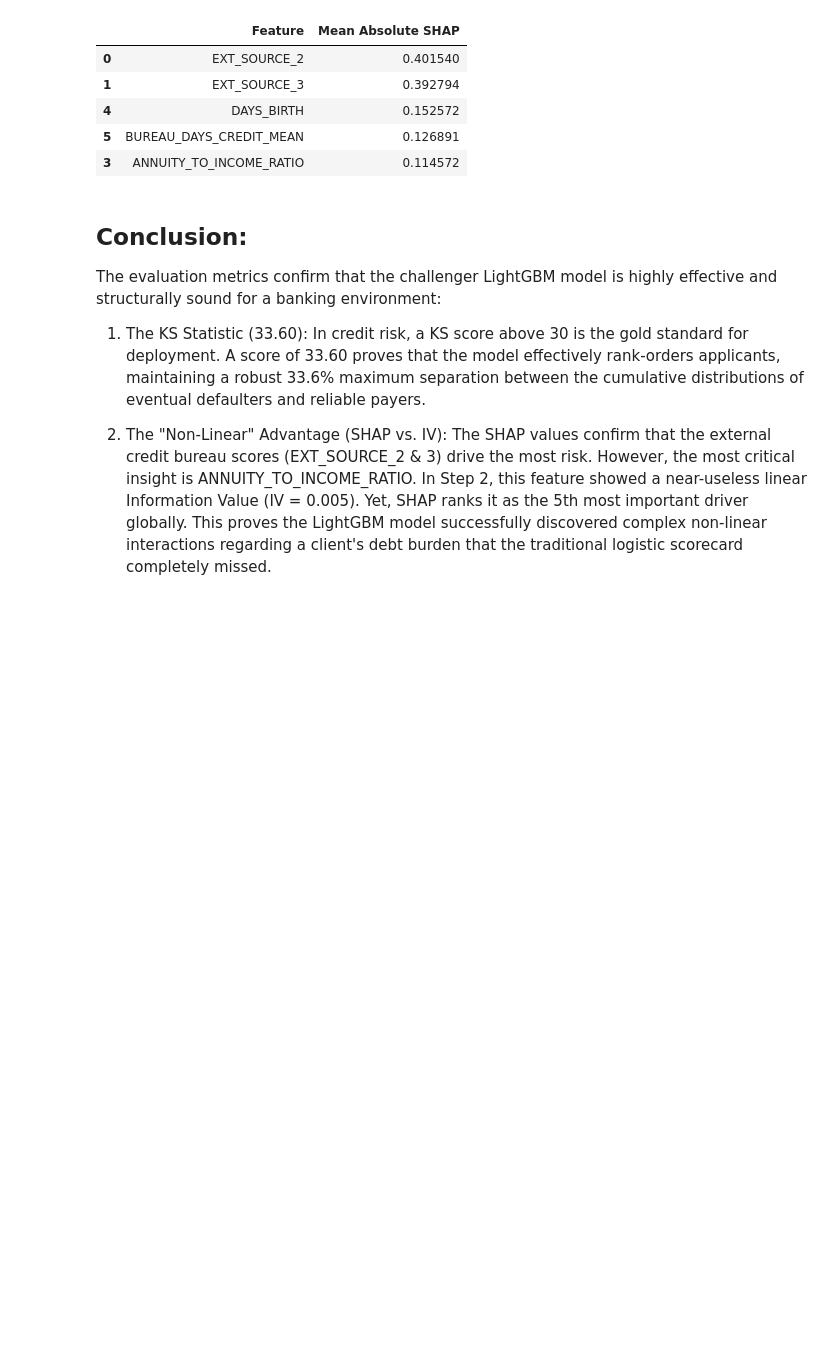
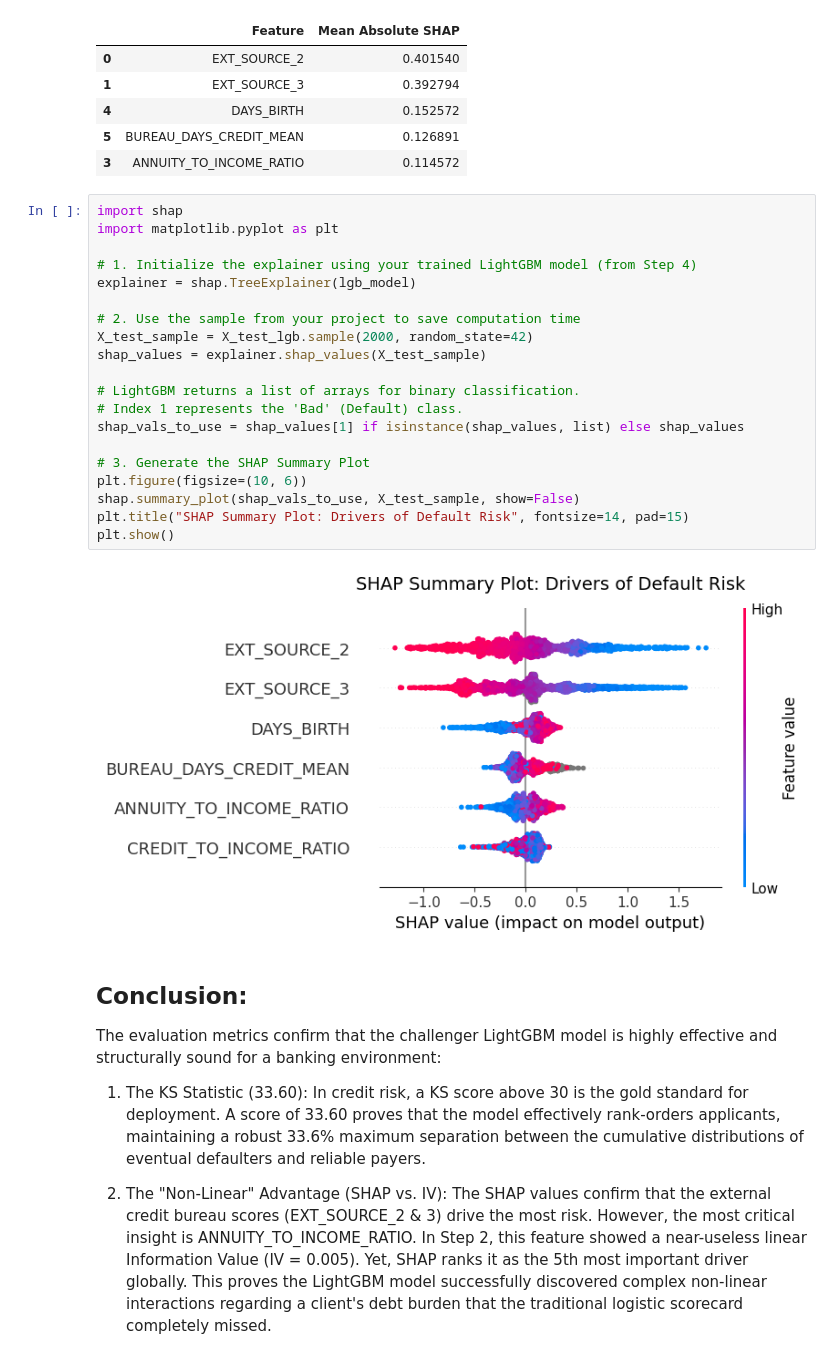
Before and after one commit to Sshahsavar/credit-risk-modeling, a Jupyter notebook: End_to_End_Credit_Risk_Modeling.ipynb, the cells around one changed output. Drawn from its saved outputs; the diff is of its cells as text; blank space fills up the shorter version.

```diff
--- a/End_to_End_Credit_Risk_Modeling.ipynb
+++ b/End_to_End_Credit_Risk_Modeling.ipynb
@@ -398,6 +460,28 @@ Top 5 Drivers of Default Risk (Global Interpretability):
 | 4 | DAYS_BIRTH | 0.152572 |
 | 5 | BUREAU_DAYS_CREDIT_MEAN | 0.126891 |
 | 3 | ANNUITY_TO_INCOME_RATIO | 0.114572 |
+# %%
+import shap
+import matplotlib.pyplot as plt
+
+# 1. Initialize the explainer using your trained LightGBM model (from Step 4)
+explainer = shap.TreeExplainer(lgb_model)
+
+# 2. Use the sample from your project to save computation time
+X_test_sample = X_test_lgb.sample(2000, random_state=42)
+shap_values = explainer.shap_values(X_test_sample)
+
+# LightGBM returns a list of arrays for binary classification.
+# Index 1 represents the 'Bad' (Default) class.
+shap_vals_to_use = shap_values[1] if isinstance(shap_values, list) else shap_values
+
+# 3. Generate the SHAP Summary Plot
+plt.figure(figsize=(10, 6))
+shap.summary_plot(shap_vals_to_use, X_test_sample, show=False)
+plt.title("SHAP Summary Plot: Drivers of Default Risk", fontsize=14, pad=15)
+plt.show()
+# %% [output]
+[figure, added]
 # %% [markdown]
 ## Conclusion:
 The evaluation metrics confirm that the challenger LightGBM model is highly effective and structurally sound for a banking environment:
```
Also changed, not shown: parts of 7 cells of this notebook.
